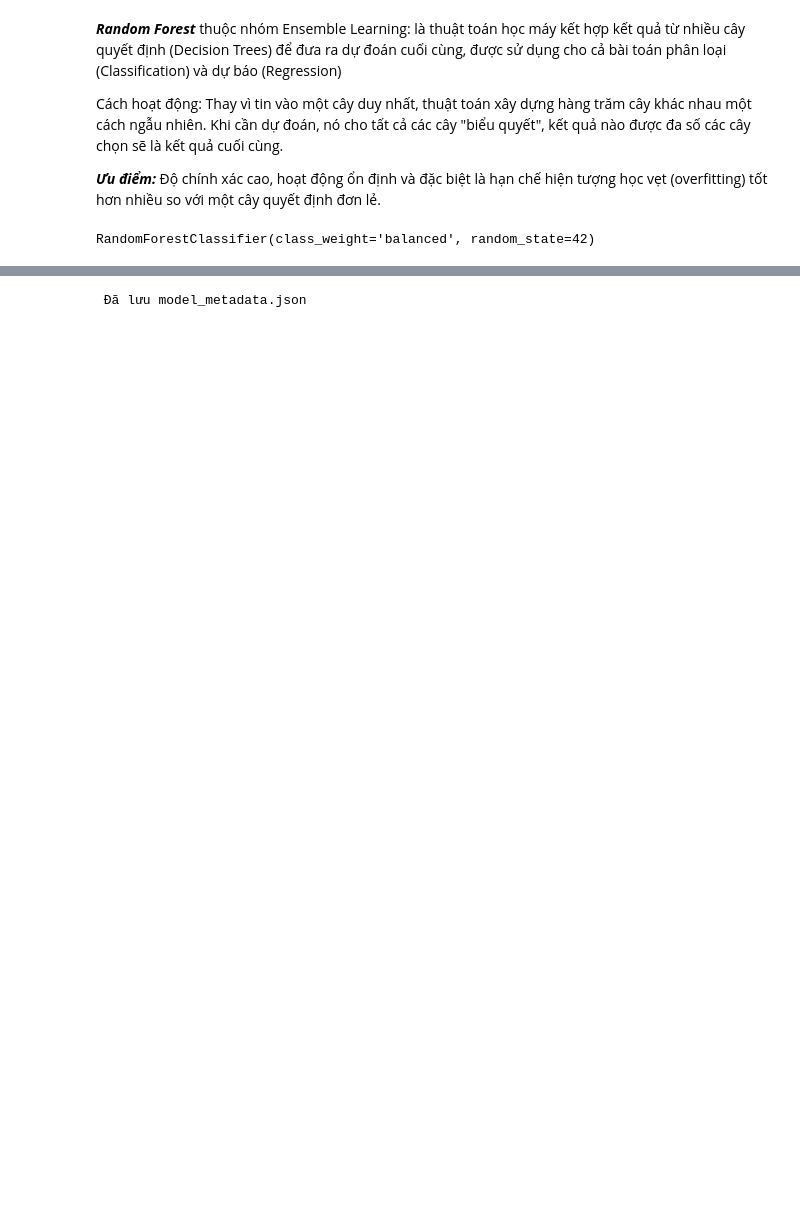
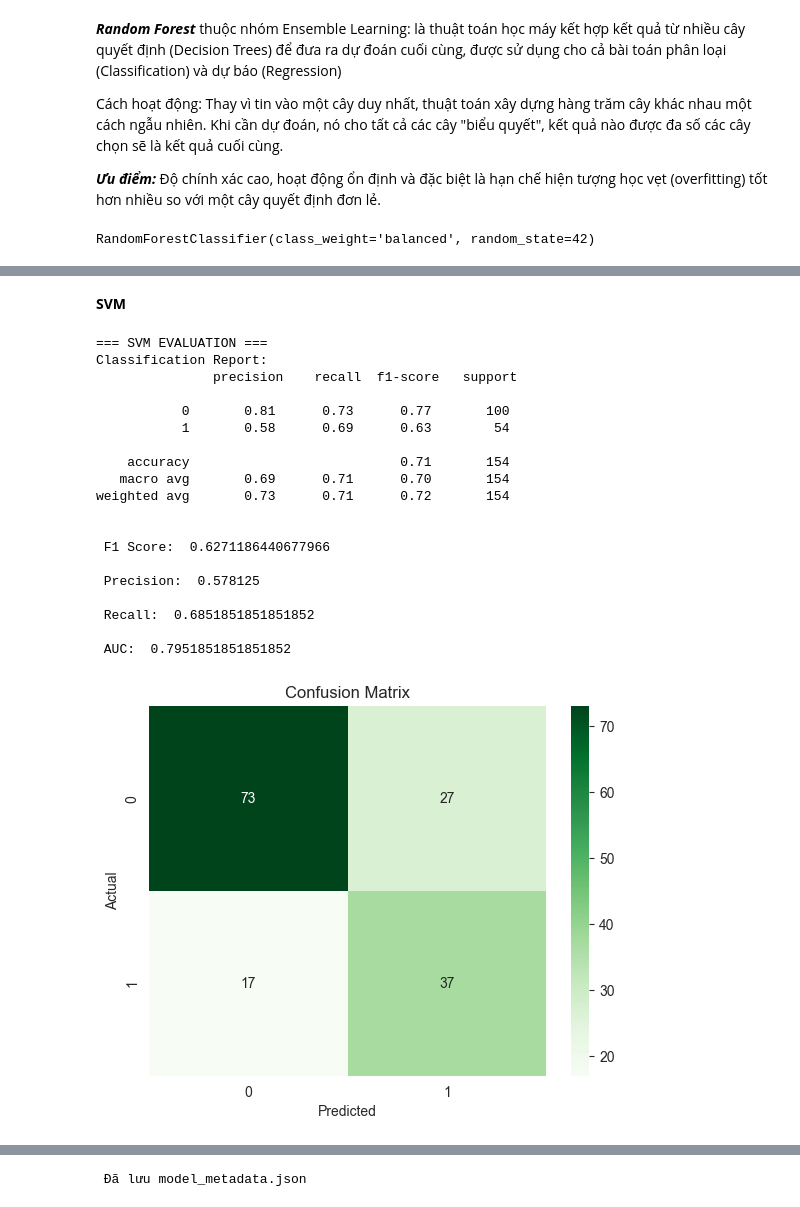
Before and after one commit to hongyen-oss/Diabetes-Prediction, a Jupyter notebook: Notebooks/project_analysis.ipynb, the cells around one changed output, grey strips where cells are left out. Saved outputs shown, nothing was run; the diff lists cells and outputs as text; code cells hidden in the pictures; blank space fills up the shorter version.

```diff
--- a/Notebooks/project_analysis.ipynb
+++ b/Notebooks/project_analysis.ipynb
@@ -1775,0 +1146,64 @@ MODEL COMPARISON
+# %% [markdown]
+**SVM**
+# %%
+svm_pipeline = Pipeline([
+    ("scaler", StandardScaler()),
+    ("model", SVC(probability=True, random_state=42))
+])
+
+param_grid_svm = {
+    'model__kernel': ['poly', 'rbf', 'sigmoid'],
+    'model__C': [50, 10, 1.0, 0.1, 0.01],
+    'model__gamma': ['scale', 'auto']
+}
+
+cv = RepeatedStratifiedKFold(n_splits=10, n_repeats=3, random_state=1)
+
+grid_svm = GridSearchCV(
+    estimator=svm_pipeline,
+    param_grid=param_grid_svm,
+    n_jobs=-1,
+    cv=cv,
+    scoring='recall',
+    error_score=0)
+
+grid_svm.fit(X_train, y_train)
+
+svm_probs = grid_svm.predict_proba(X_test)[:, 1]
+custom_threshold = 0.35
+svm_pred = (svm_probs >= custom_threshold).astype(int)
+
+svm_auc_score = roc_auc_score(y_test, svm_probs)
+
+print("=== SVM EVALUATION ===")
+print("Classification Report:\n",classification_report(y_test,svm_pred))
+print("\n F1 Score: ",f1_score(y_test,svm_pred))
+print("\n Precision: ",precision_score(y_test,svm_pred))
+print("\n Recall: ",recall_score(y_test,svm_pred))
+print("\n AUC: ", svm_auc_score)
+sns.heatmap(confusion_matrix(y_test,svm_pred), annot=True, fmt='d', cmap='Greens')
+plt.title("Confusion Matrix")
+plt.xlabel("Predicted")
+plt.ylabel("Actual")
+plt.show()
+# %% [output]
+=== SVM EVALUATION ===
+Classification Report:
+               precision    recall  f1-score   support
+
+           0       0.81      0.73      0.77       100
+           1       0.58      0.69      0.63        54
+
+    accuracy                           0.71       154
+   macro avg       0.69      0.71      0.70       154
+weighted avg       0.73      0.71      0.72       154
+
+
+ F1 Score:  0.6271186440677966
+
+ Precision:  0.578125
+
+ Recall:  0.6851851851851852
+
+ AUC:  0.7951851851851852
+[figure, added]
```
Also changed, not shown: parts of 80 cells of this notebook, 7 other files.
